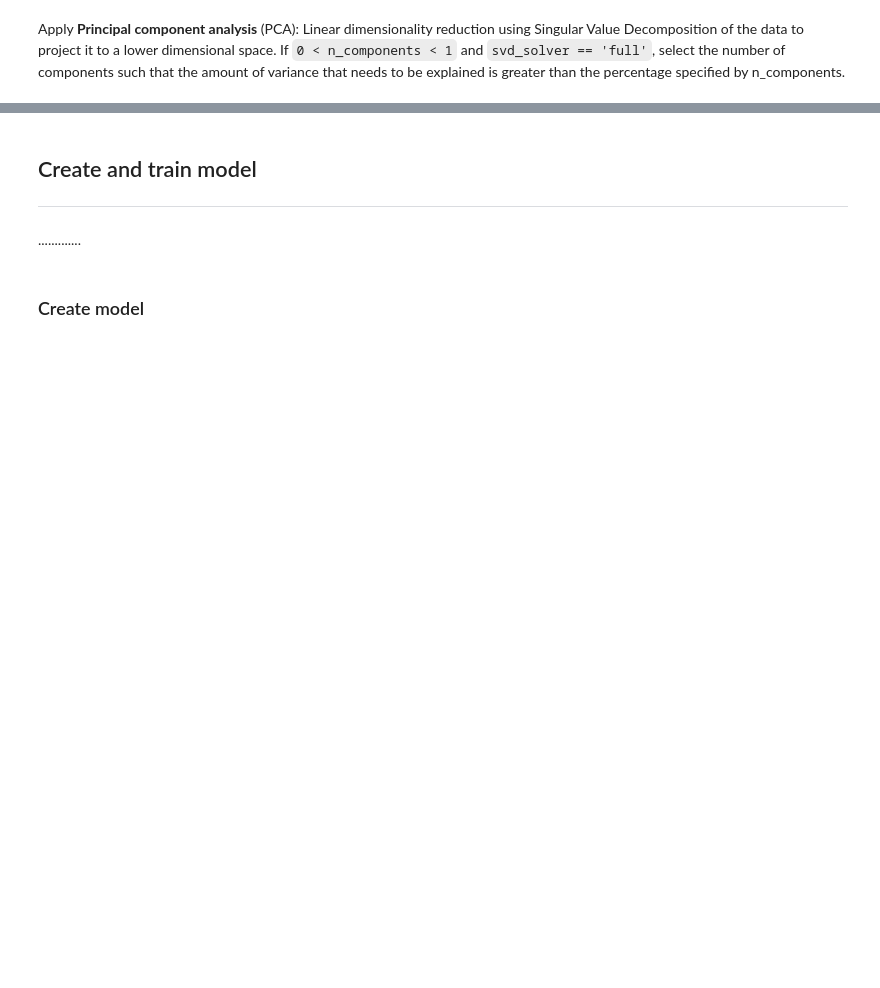
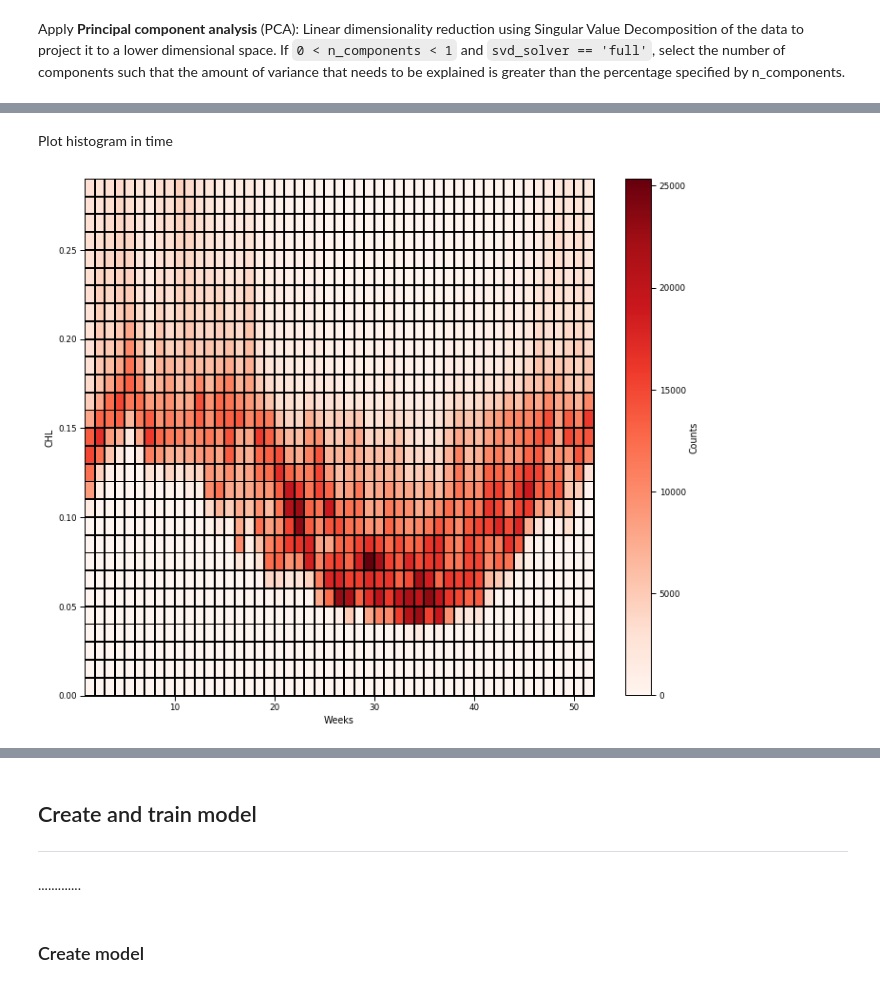
Before and after one commit to euroargodev/BlueCloud, a Jupyter notebook: ModelDevelopment_OceanRegimes.ipynb, the cells around one changed output, grey strips where cells are left out. Drawn from its saved outputs; the diff is of its cells as text; code cells hidden in the pictures; blank space fills up the shorter version.

```diff
--- a/ModelDevelopment_OceanRegimes.ipynb
+++ b/ModelDevelopment_OceanRegimes.ipynb
@@ -236 +194,7 @@ Data variables:
 [figure]
+# %% [markdown]
+Plot histogram in time
+# %%
+hist_2D(X, var_name=var_name, bins=np.arange(0,0.3,0.01), xlabel='Weeks')
+# %% [output]
+[figure, added]
```
Also changed, not shown: parts of 33 cells of this notebook, 4 other files.
